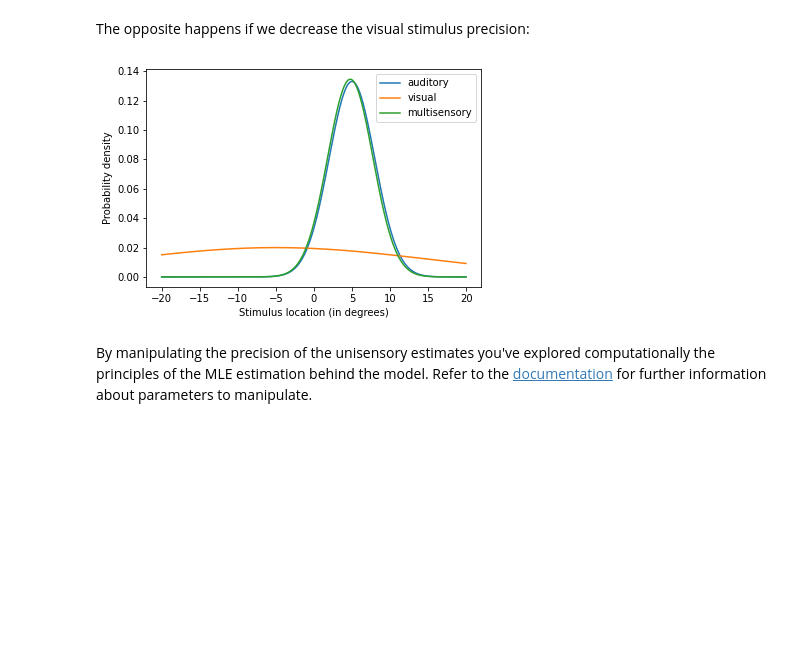
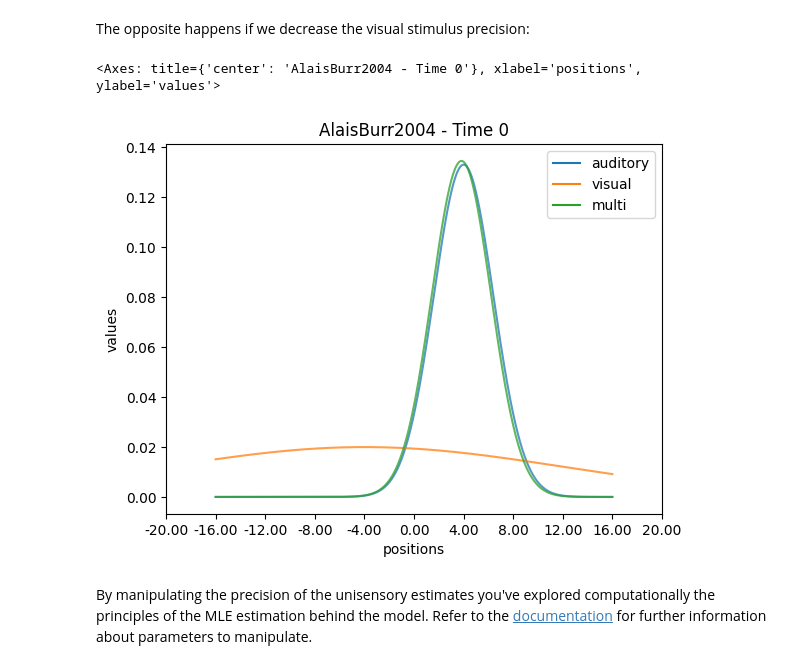
Before and after one commit to renatoparedes/scikit-neuromsi, a Jupyter notebook: docs/source/tutorial.ipynb, the cells around one changed output. Saved outputs shown, nothing was run; the diff lists cells and outputs as text; code cells hidden in the pictures; blank space fills up the shorter version.

```diff
--- a/docs/source/tutorial.ipynb
+++ b/docs/source/tutorial.ipynb
@@ -73,18 +92,14 @@ plt.show()
 In this new configuration we increased the precision of the visual estimate. By doing so, the multisensory estimate of the stimulus location is dramatically biased towards the visual estimate.
 # %% [markdown]
 The opposite happens if we decrease the visual stimulus precision:
-# %%
-alter_model = AlaisBurr2004(visual_sigma=20, auditory_sigma=3)
-alter_res = alter_model.run(visual_location=-5, auditory_location=5)
-
-for k in res:
-    plt.plot(alter_model.possible_locations, alter_res[k], label=k)
-plt.legend()
-plt.xlabel("Stimulus location (in degrees)")
-plt.ylabel("Probability density")
-plt.show()
-# %% [output]
-[figure, removed]
+# %%
+alter_res = model.run(
+    visual_position=-5, auditory_position=5, visual_sigma=20, auditory_sigma=3
+)
+alter_res.plot()
+# %% [output]
+<Axes: title={'center': 'AlaisBurr2004 - Time 0'}, xlabel='positions', ylabel='values'>
+[figure, added]
 # %% [markdown]
 By manipulating the precision of the unisensory estimates you've explored computationally the principles of the MLE estimation behind the model. Refer to the [documentation](https://scikit-neuromsi.readthedocs.io/en/latest/skneuromsi.html#skneuromsi-alais-burr2004-module) for further information about parameters to manipulate.
 # %% [markdown]
```
Also changed, not shown: parts of 42 cells of this notebook, 7 other files.
